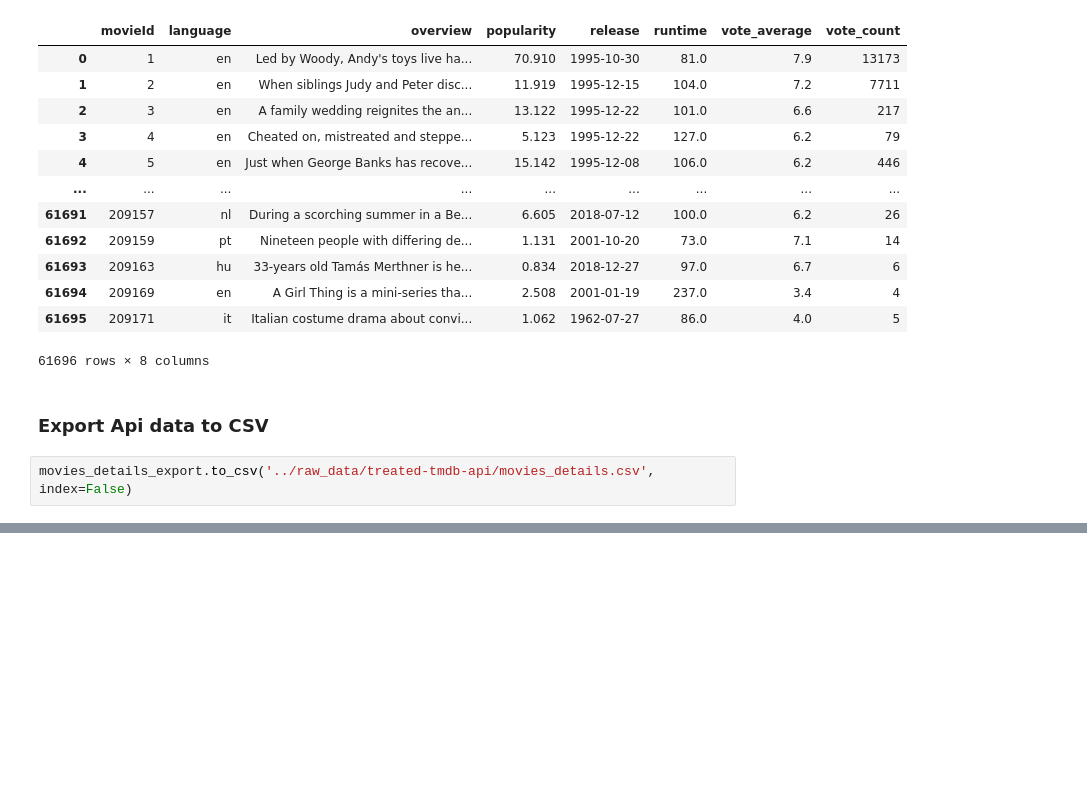
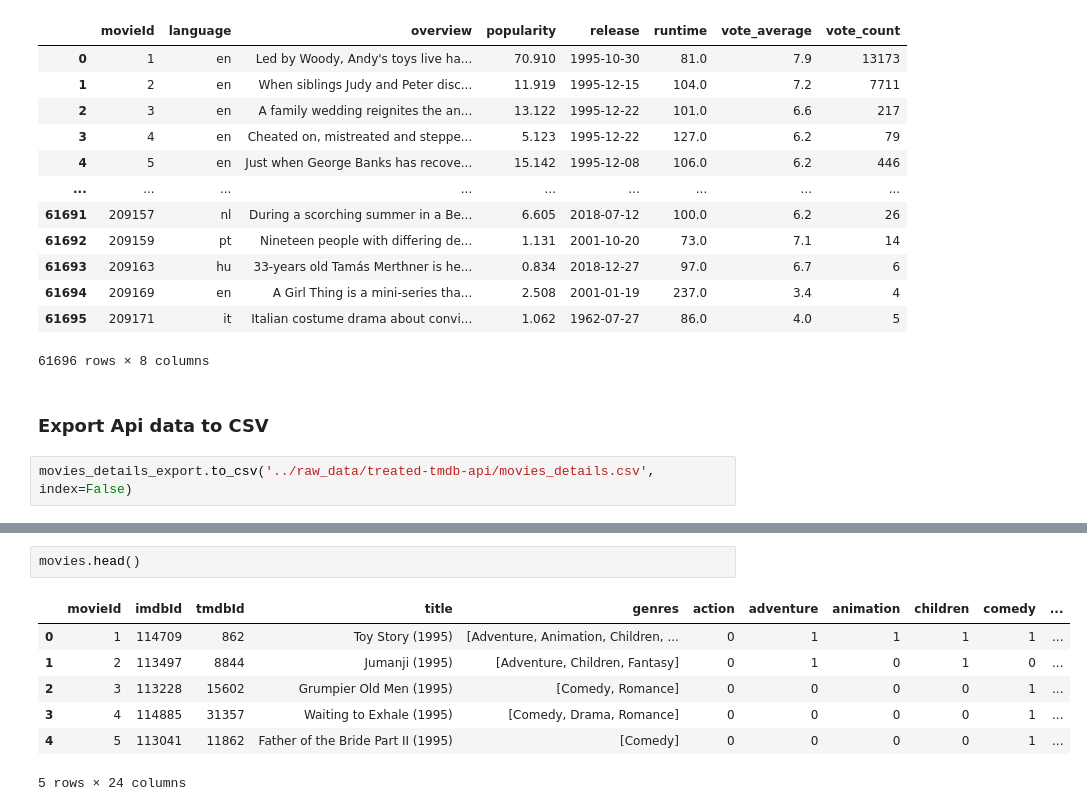
Before and after one commit to joaquim-oliveira-neto/rogue, a Jupyter notebook: notebooks/joaquim-exploration.ipynb, the cells around one changed output, grey strips where cells are left out. Saved outputs shown, nothing was run; the diff lists cells and outputs as text; blank space fills up the shorter version.

```diff
--- a/notebooks/joaquim-exploration.ipynb
+++ b/notebooks/joaquim-exploration.ipynb
@@ -468,0 +473,10 @@ movies_details_export.to_csv('../raw_data/treated-tmdb-api/movies_details.csv',
+# %%
+movies.head()
+# %% [output]
+|  | movieId | imdbId | tmdbId | title | genres | action | adventure | animation | children | comedy | ... |
+| 0 | 1 | 114709 | 862 | Toy Story (1995) | [Adventure, Animation, Children, ... | 0 | 1 | 1 | 1 | 1 | ... |
+| 1 | 2 | 113497 | 8844 | Jumanji (1995) | [Adventure, Children, Fantasy] | 0 | 1 | 0 | 1 | 0 | ... |
+| 2 | 3 | 113228 | 15602 | Grumpier Old Men (1995) | [Comedy, Romance] | 0 | 0 | 0 | 0 | 1 | ... |
+| 3 | 4 | 114885 | 31357 | Waiting to Exhale (1995) | [Comedy, Drama, Romance] | 0 | 0 | 0 | 0 | 1 | ... |
+| 4 | 5 | 113041 | 11862 | Father of the Bride Part II (1995) | [Comedy] | 0 | 0 | 0 | 0 | 1 | ... |
+5 rows × 24 columns
```
Also changed, not shown: parts of 14 cells of this notebook.
